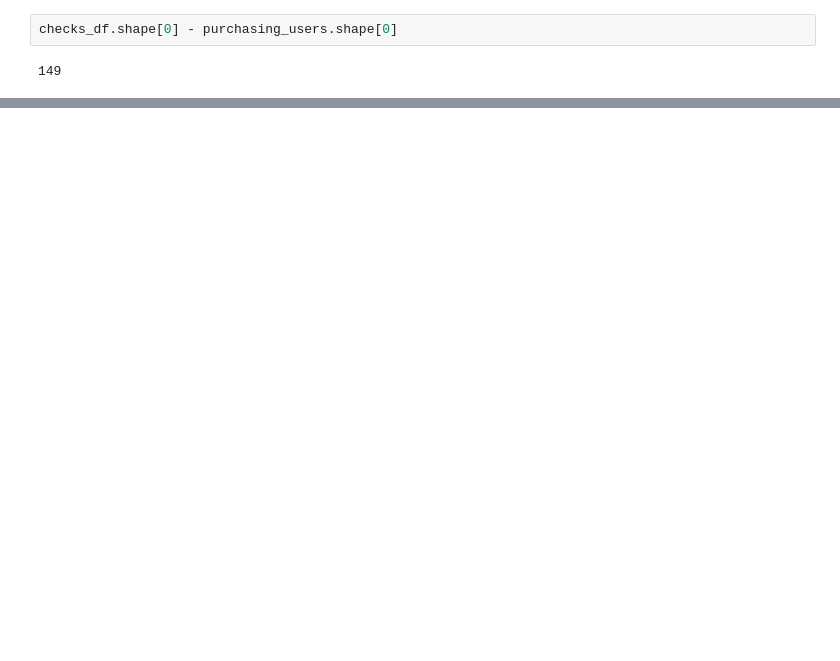
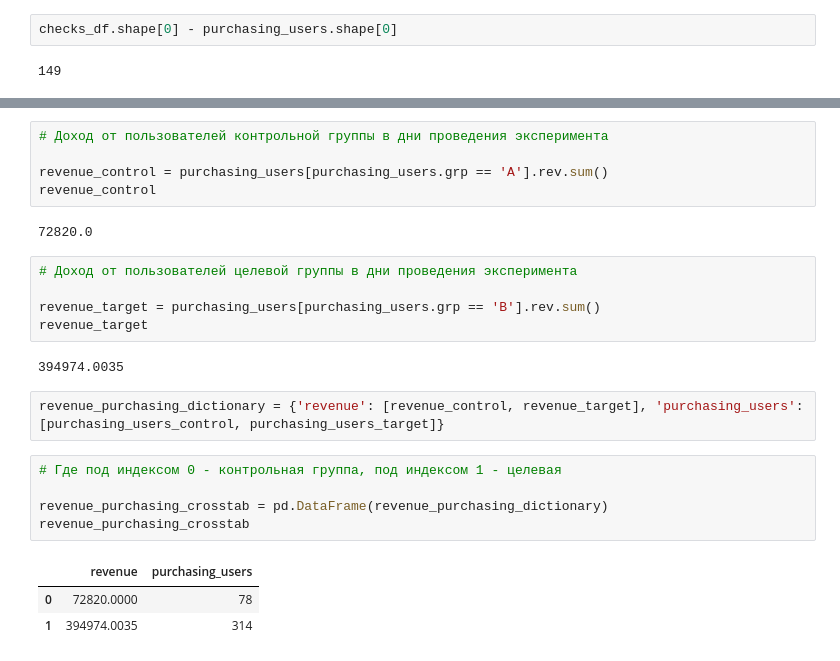
Before and after one commit to mulyug/final-project-karpov-courses, a Jupyter notebook: task_1.ipynb, the cells around one changed output, grey strips where cells are left out. Saved outputs shown, nothing was run; the diff lists cells and outputs as text; blank space fills up the shorter version.

```diff
--- a/task_1.ipynb
+++ b/task_1.ipynb
@@ -174,0 +210,25 @@ purchasing_users
+# %%
+# Доход от пользователей контрольной группы в дни проведения эксперимента
+
+revenue_control = purchasing_users[purchasing_users.grp == 'A'].rev.sum()
+revenue_control
+# %% [output]
+72820.0
+# %%
+# Доход от пользователей целевой группы в дни проведения эксперимента
+
+revenue_target = purchasing_users[purchasing_users.grp == 'B'].rev.sum()
+revenue_target
+# %% [output]
+394974.0035
+# %%
+revenue_purchasing_dictionary = {'revenue': [revenue_control, revenue_target], 'purchasing_users': [purchasing_users_control, purchasing_users_target]}
+# %%
+# Где под индексом 0 - контрольная группа, под индексом 1 - целевая
+
+revenue_purchasing_crosstab = pd.DataFrame(revenue_purchasing_dictionary)
+revenue_purchasing_crosstab
+# %% [output]
+|  | revenue | purchasing_users |
+| 0 | 72820.0000 | 78 |
+| 1 | 394974.0035 | 314 |
```
Also changed, not shown: parts of 47 cells of this notebook.
